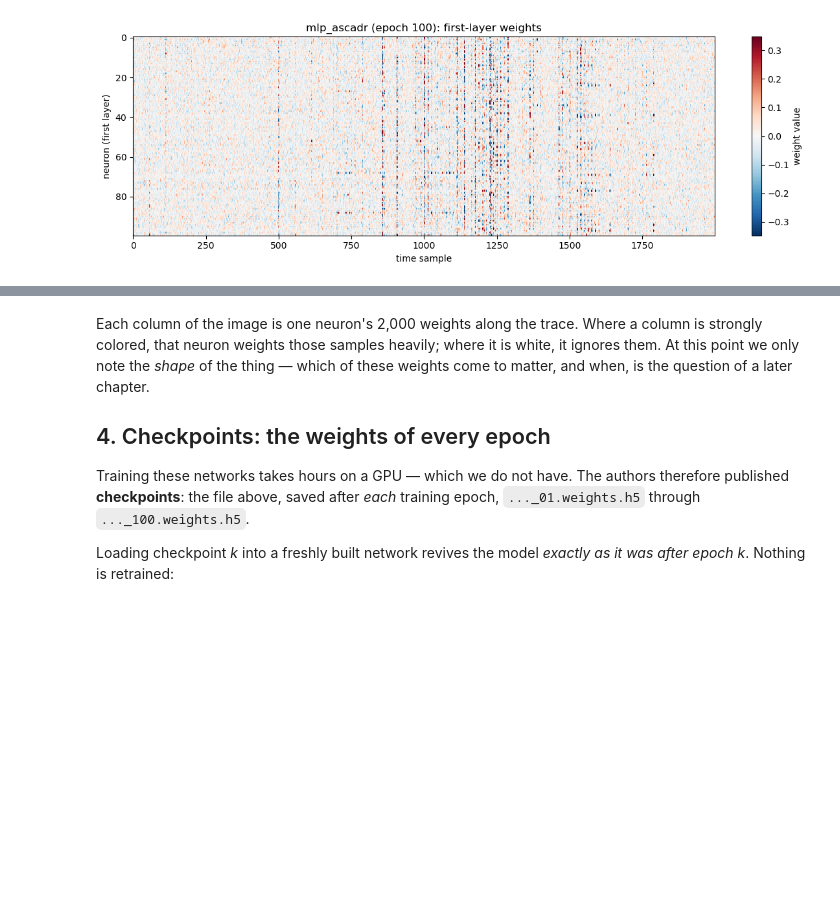
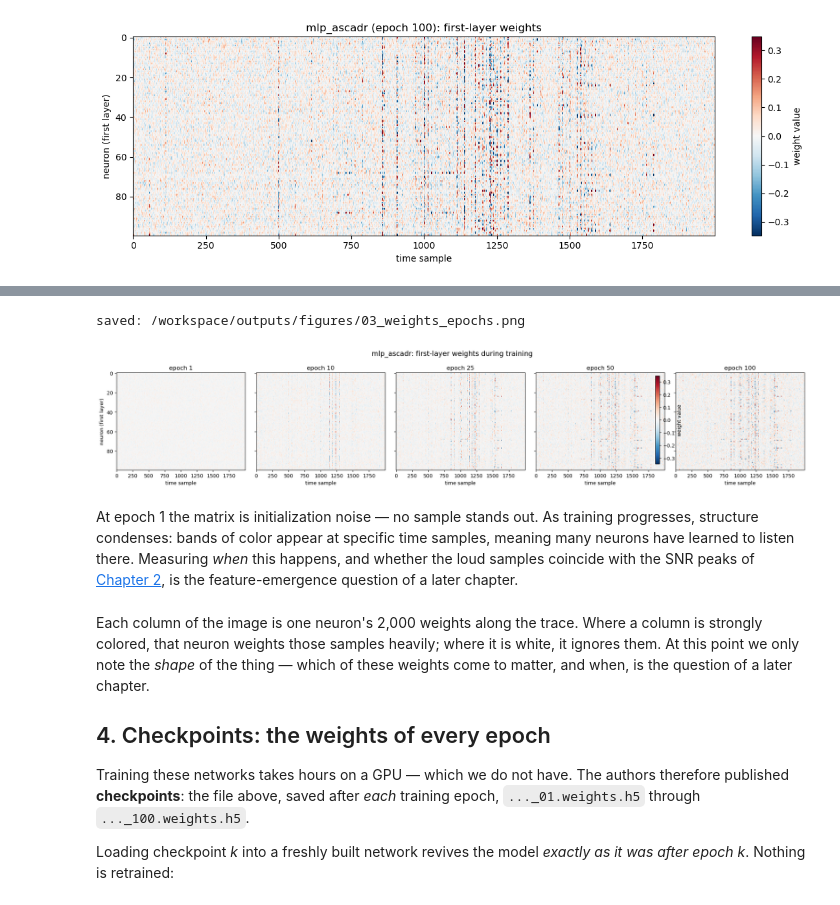
Before and after one commit to teravon/feature_emergence, a Jupyter notebook: docs/notebooks/02_the_models.ipynb, the cells around one changed output, grey strips where cells are left out. Drawn from its saved outputs; the diff is of its cells as text; code cells hidden in the pictures; blank space fills up the shorter version.

Commit message:
feat(analysis): plot first-layer weights across epochs
Heatmaps at epochs 1, 10, 25, 50 and 100, read straight from the
checkpoints with h5py.

```diff
--- a/docs/notebooks/02_the_models.ipynb
+++ b/docs/notebooks/02_the_models.ipynb
@@ -198,3 +206,36 @@ saved: /workspace/outputs/figures/03_weights.png
+# %%
+EPOCHS = [1, 10, 25, 50, 100]
+
+mats = []
+for e in EPOCHS:
+    with h5py.File(MODELS_DIR / f"mlp_ascadr_{e:02d}.weights.h5", "r") as f:
+        mats.append(f["layers/dense/vars/0"][:])
+
+v = float(np.percentile(np.abs(mats[-1]), 99))  # one color scale for all panels
+
+fig, axes = plt.subplots(1, len(EPOCHS), figsize=(20, 4), sharey=True)
+for ax, e, W in zip(axes, EPOCHS, mats):
+    im = ax.imshow(W.T, aspect="auto", cmap="RdBu_r", vmin=-v, vmax=v)
+    ax.set_title(f"epoch {e}")
+    ax.set_xlabel("time sample")
+axes[0].set_ylabel("neuron (first layer)")
+fig.colorbar(im, ax=axes, label="weight value", shrink=0.8)
+fig.suptitle("mlp_ascadr: first-layer weights during training", fontsize=14)
+fig.tight_layout()
+
+fig.savefig(out / "03_weights_epochs.png", dpi=150)
+print("saved:", out / "03_weights_epochs.png")
+plt.show()
+# %% [output]
+saved: /workspace/outputs/figures/03_weights_epochs.png
+[figure, added]
+# %% [markdown]
+At epoch 1 the matrix is initialization noise — no sample stands out. As
+training progresses, structure condenses: bands of color appear at specific
+time samples, meaning many neurons have learned to listen there. Measuring
+*when* this happens, and whether the loud samples coincide with the SNR
+peaks of [Chapter 2](../../docs/02_the_data.md), is the feature-emergence
+question of a later chapter.
 # %% [markdown]
 Each column of the image is one neuron's 2,000 weights along the trace.
 Where a column is strongly colored, that neuron weights those samples
```
Also changed, not shown: parts of 6 cells of this notebook, 2 other files.
